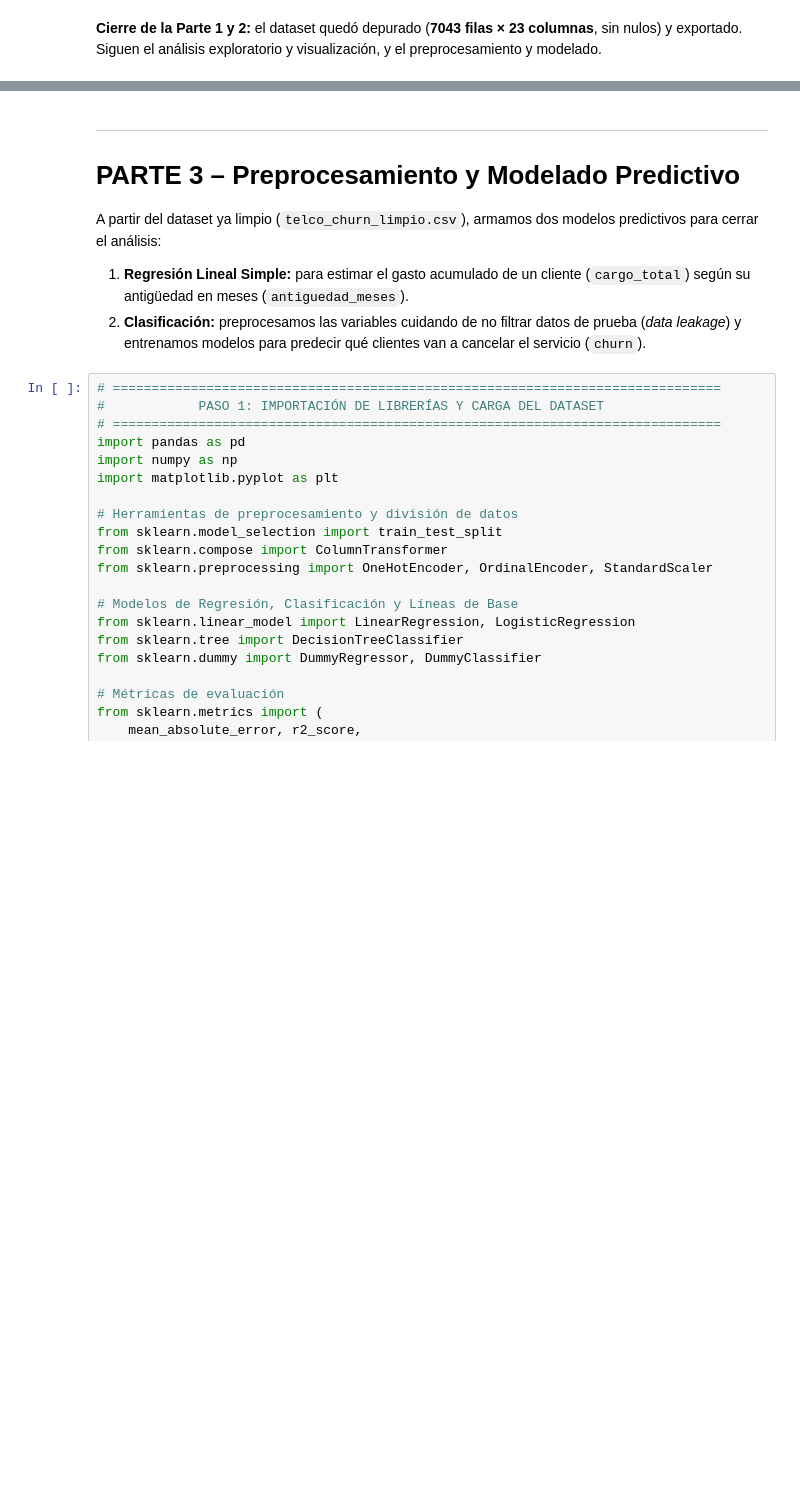
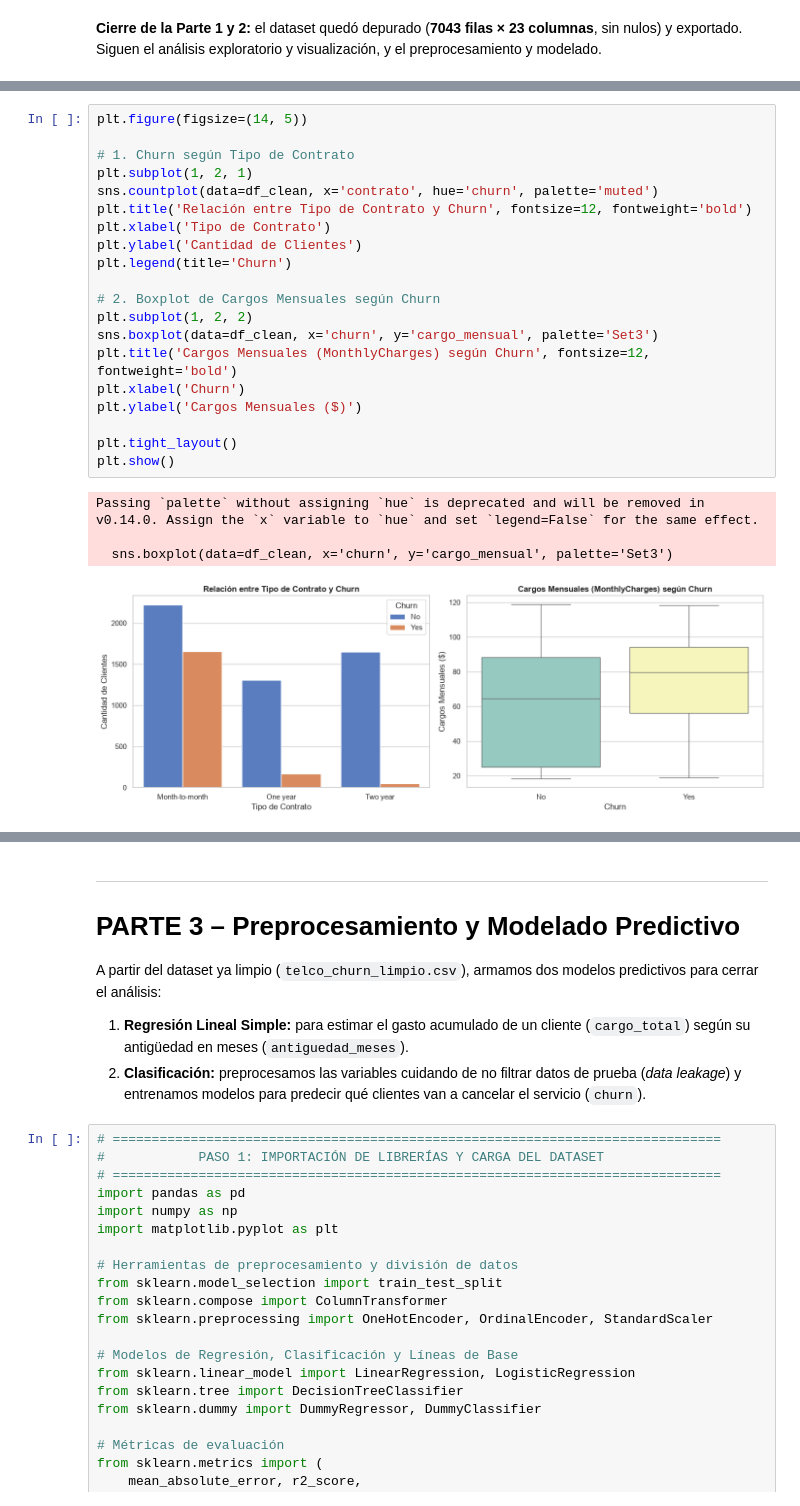
Before and after one commit to rociojuarez/analisis-de-datos-telco-churn, a Jupyter notebook: notebooks/TPI_Analisis_de_Datos.ipynb, the cells around one changed output, grey strips where cells are left out. Saved outputs shown, nothing was run; the diff lists cells and outputs as text; blank space fills up the shorter version.

```diff
--- a/notebooks/TPI_Analisis_de_Datos.ipynb
+++ b/notebooks/TPI_Analisis_de_Datos.ipynb
@@ -600,0 +728,25 @@ dtype: int64
+# %%
+plt.figure(figsize=(14, 5))
+
+# 1. Churn según Tipo de Contrato
+plt.subplot(1, 2, 1)
+sns.countplot(data=df_clean, x='contrato', hue='churn', palette='muted')
+plt.title('Relación entre Tipo de Contrato y Churn', fontsize=12, fontweight='bold')
+plt.xlabel('Tipo de Contrato')
+plt.ylabel('Cantidad de Clientes')
+plt.legend(title='Churn')
+
+# 2. Boxplot de Cargos Mensuales según Churn
+plt.subplot(1, 2, 2)
+sns.boxplot(data=df_clean, x='churn', y='cargo_mensual', palette='Set3')
+plt.title('Cargos Mensuales (MonthlyCharges) según Churn', fontsize=12, fontweight='bold')
+plt.xlabel('Churn')
+plt.ylabel('Cargos Mensuales ($)')
+
+plt.tight_layout()
+plt.show()
+# %% [output]
+Passing `palette` without assigning `hue` is deprecated and will be removed in v0.14.0. Assign the `x` variable to `hue` and set `legend=False` for the same effect.
+
+  sns.boxplot(data=df_clean, x='churn', y='cargo_mensual', palette='Set3')
+[figure, added]
```
Also changed, not shown: parts of 29 cells of this notebook, 3 other files.
